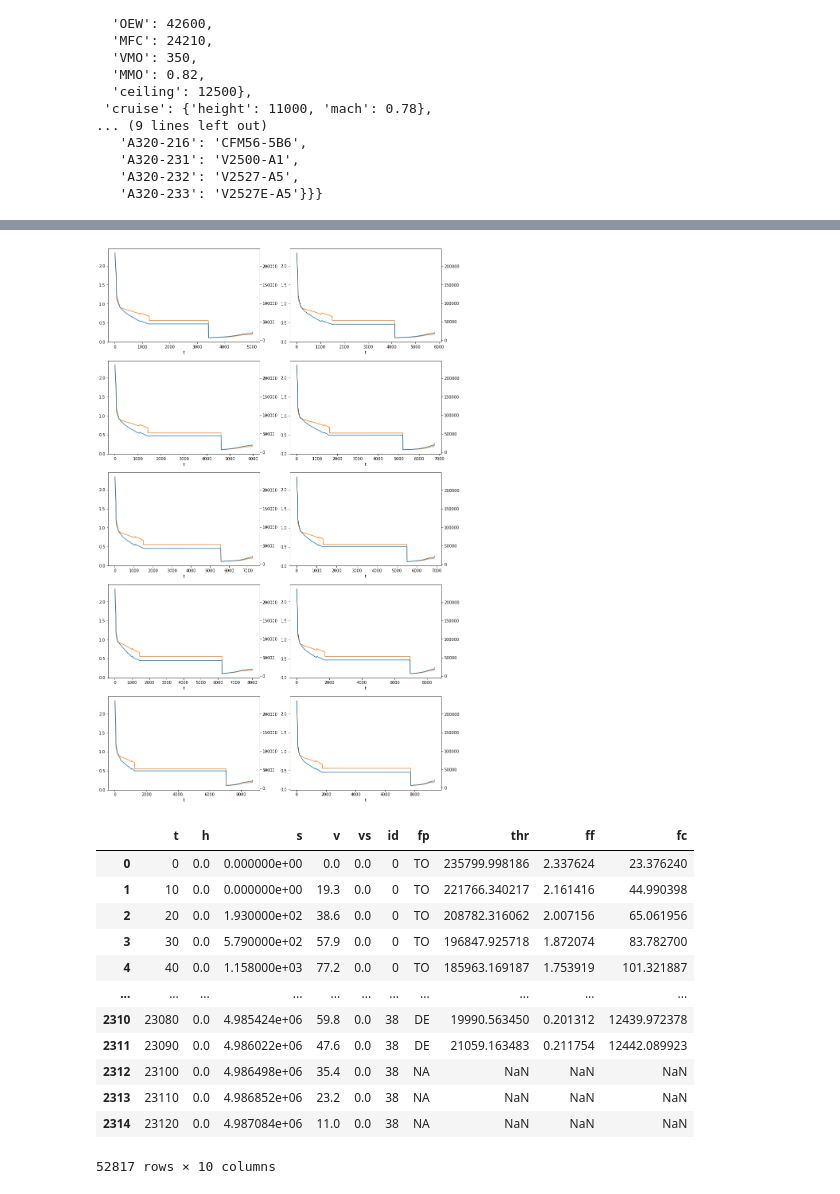
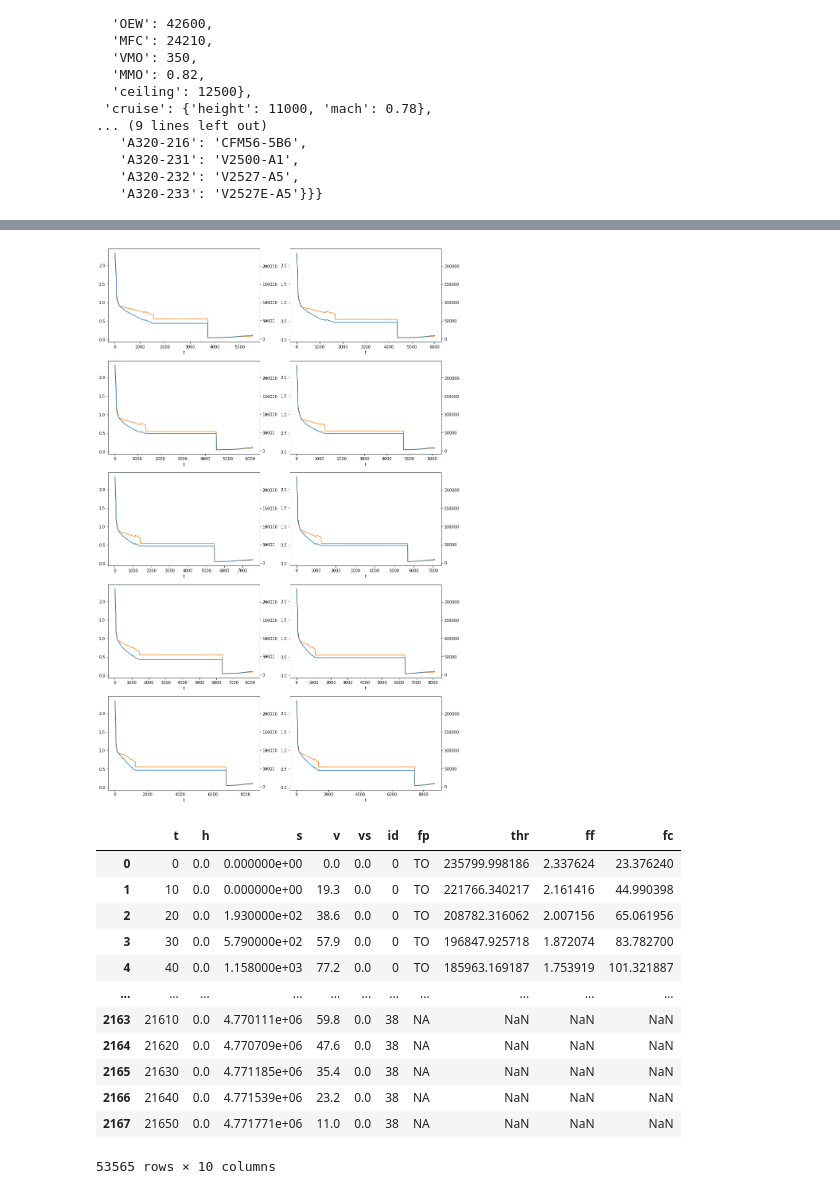
Before and after one commit to thomasdubdub/FEAT, a Jupyter notebook: test_openap_A320.ipynb, the cells around one changed output, grey strips where cells are left out. Cells and saved outputs as stored; diff of their text form; code cells hidden in the pictures.

```diff
--- a/test_openap_A320.ipynb
+++ b/test_openap_A320.ipynb
@@ -136,9 +71,12 @@ for i, range_cr in enumerate(
     )
 # %%
 fig, axes = plt.subplots(5, 2, figsize=(15, 25))
-for ax, (id, traj) in zip(
-    axes.flat, trajs.assign(h=trajs.h / aero.ft, s=trajs.s / 1e3).groupby("id")
+for ax, (id, fprof) in zip(
+    axes.flat,
+    flight_profiles.assign(
+        h=flight_profiles.h / aero.ft, s=flight_profiles.s / 1e3
+    ).groupby("id"),
 ):
-    for fp, traj_fp in traj.groupby("fp"):
-        traj_fp.plot(x="s", y="h", ax=ax, label=fp)
+    for fp, fprof_fp in fprof.groupby("fp"):
+        fprof_fp.plot(x="s", y="h", ax=ax, label=fp)
 # %% [output]
@@ -184,24 +122,7 @@ trajs = trajs.assign(thr=lambda x: x.apply(lambda x: thr(x), axis=1))
 # %%
-fuelflow = FuelFlow(ac=ac_type, eng=eng_type)
-
-mass = (
-    aircraft["limits"]["OEW"]
-    + (aircraft["limits"]["MTOW"] - aircraft["limits"]["OEW"]) * 0.7
-)
-
-
-def ff(x):
-    v, h, vs = x.v / aero.kts, x.h / aero.ft, x.vs / aero.fpm
-    if x.fp == "TO":
-        return fuelflow.takeoff(tas=v, alt=h, throttle=1)
-    if x.fp == "CR":
-        return fuelflow.enroute(mass=mass, tas=v, alt=h)
-    if x.thr == x.thr:
-        return fuelflow.at_thrust(acthr=x.thr, alt=h)
-    return np.NaN
-
-
-trajs = trajs.assign(ff=lambda x: x.apply(lambda x: ff(x), axis=1))
-trajs
+me = MassEstimator(ac_type=ac_type)
+fe = FuelEstimator(ac_type=ac_type, mass=me.reference_mass)
+flight_profiles = fe(flight_profiles)
+flight_profiles
 # %% [output]
 |  | t | h | s | v | vs | id | fp | thr | ff |
@@ -236,23 +141,18 @@ dtype: object
 # %%
 fig, axes = plt.subplots(5, 2, figsize=(15, 25))
-for ax, (id, traj) in zip(axes.flat, trajs.groupby("id")):
-    traj.query("ff==ff").plot(
+for ax, (id, fp) in zip(axes.flat, flight_profiles.groupby("id")):
+    fp.query("ff==ff").plot(
         x="t",
         y=["thr", "ff"],
         secondary_y="thr",
         ax=ax,
         legend=False,
     )
 # %% [output]
-[figure, old version]
+[figure, new version]
 # %%
-cumul = []
-t = int(traj["t"].diff().iloc[1])
-for id, traj in trajs.groupby("id"):
-    traj["fc"] = (traj["ff"] * t).cumsum(skipna=True)
-    cumul.append(traj)
-trajs = pd.concat(cumul)
-trajs
+flight_profiles = fe.compute_fuel_per_segment(flight_profiles)
+flight_profiles
 # %% [output]
 |  | t | h | s | v | vs | id | fp | thr | ff | fc |
 | 0 | 0 | 0.0 | 0.000000e+00 | 0.0 | 0.0 | 0 | TO | 235799.998186 | 2.337624 | 23.376240 |
@@ -261,10 +161,10 @@ trajs
 | 3 | 30 | 0.0 | 5.790000e+02 | 57.9 | 0.0 | 0 | TO | 196847.925718 | 1.872074 | 83.782700 |
 | 4 | 40 | 0.0 | 1.158000e+03 | 77.2 | 0.0 | 0 | TO | 185963.169187 | 1.753919 | 101.321887 |
 | ... | ... | ... | ... | ... | ... | ... | ... | ... | ... | ... |
-| 2310 | 23080 | 0.0 | 4.985424e+06 | 59.8 | 0.0 | 38 | DE | 19990.563450 | 0.201312 | 12439.972378 |
-| 2311 | 23090 | 0.0 | 4.986022e+06 | 47.6 | 0.0 | 38 | DE | 21059.163483 | 0.211754 | 12442.089923 |
-| 2312 | 23100 | 0.0 | 4.986498e+06 | 35.4 | 0.0 | 38 | NA | NaN | NaN | NaN |
-| 2313 | 23110 | 0.0 | 4.986852e+06 | 23.2 | 0.0 | 38 | NA | NaN | NaN | NaN |
-| 2314 | 23120 | 0.0 | 4.987084e+06 | 11.0 | 0.0 | 38 | NA | NaN | NaN | NaN |
+| 2163 | 21610 | 0.0 | 4.770111e+06 | 59.8 | 0.0 | 38 | NA | NaN | NaN | NaN |
+| 2164 | 21620 | 0.0 | 4.770709e+06 | 47.6 | 0.0 | 38 | NA | NaN | NaN | NaN |
+| 2165 | 21630 | 0.0 | 4.771185e+06 | 35.4 | 0.0 | 38 | NA | NaN | NaN | NaN |
+| 2166 | 21640 | 0.0 | 4.771539e+06 | 23.2 | 0.0 | 38 | NA | NaN | NaN | NaN |
+| 2167 | 21650 | 0.0 | 4.771771e+06 | 11.0 | 0.0 | 38 | NA | NaN | NaN | NaN |
-52817 rows × 10 columns
+53565 rows × 10 columns
 # %%
```
Also changed, not shown: parts of 15 cells of this notebook, 8 other files.
